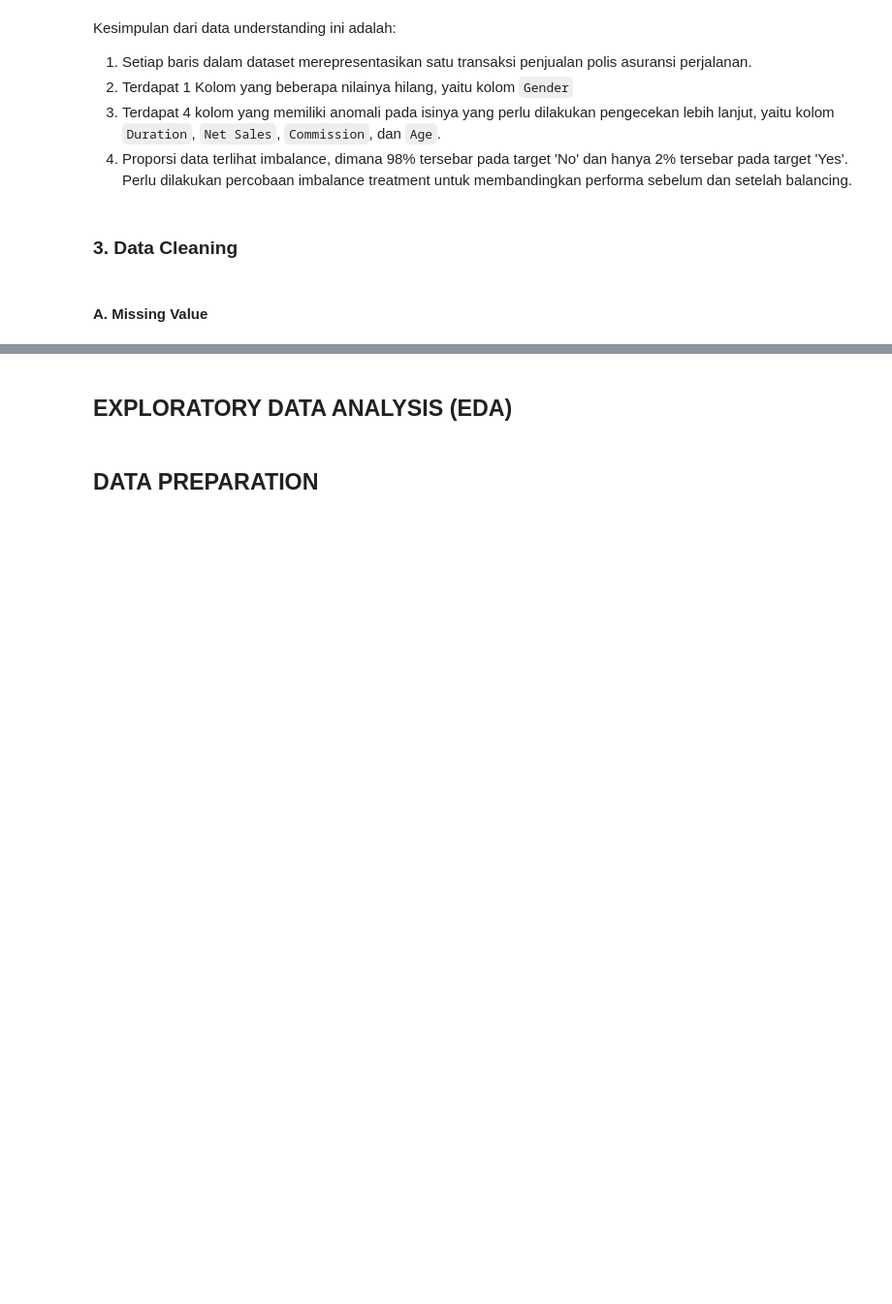
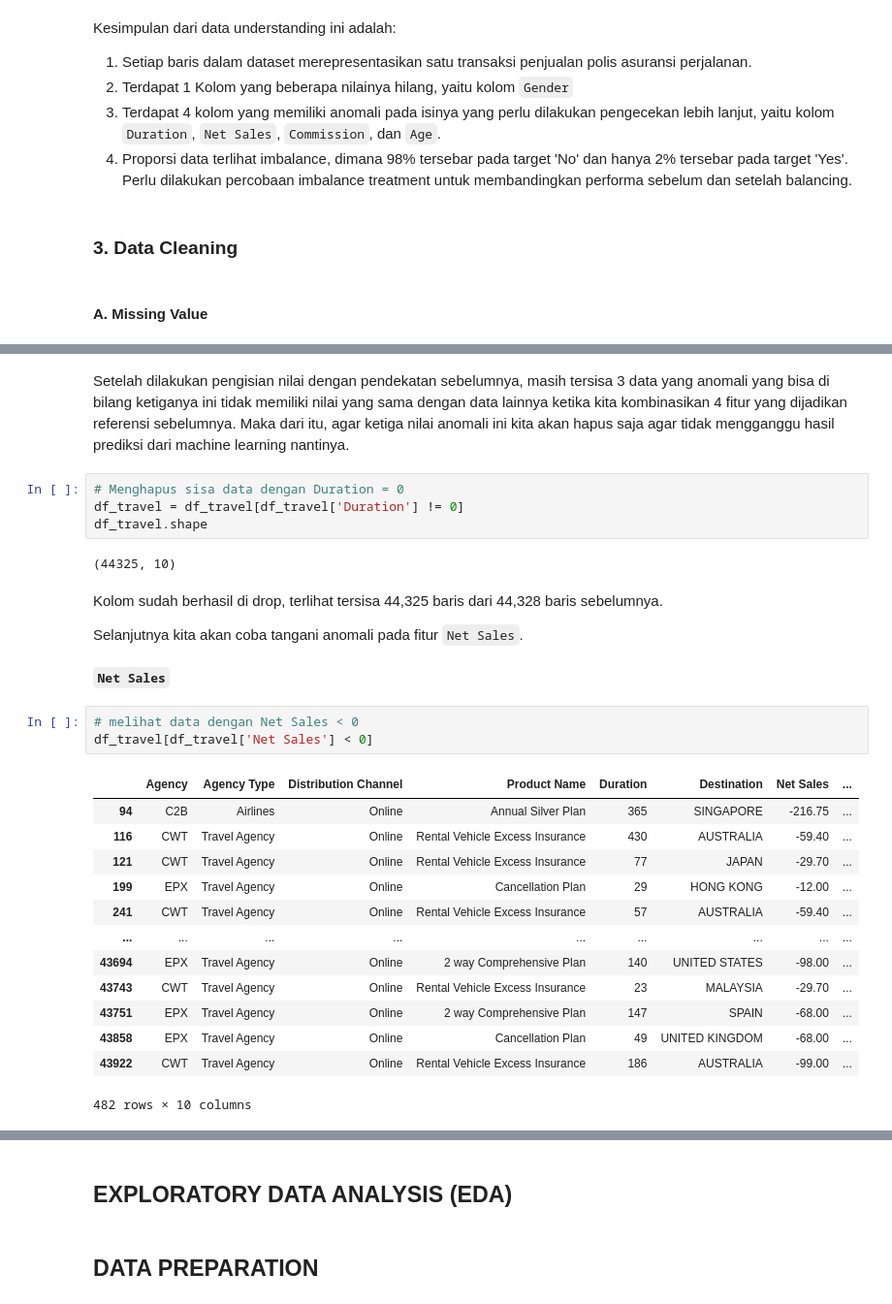
Before and after one commit to prima-as/Capstone-3_Machine-Learning, a Jupyter notebook: Capstone 3 - ML for Travel Insurance.ipynb, the cells around one changed output, grey strips where cells are left out. Shown at 97% size. Saved outputs shown, nothing was run; the diff lists cells and outputs as text; blank space fills up the shorter version.

```diff
--- a/Capstone 3 - ML for Travel Insurance.ipynb
+++ b/Capstone 3 - ML for Travel Insurance.ipynb
@@ -221,0 +358,31 @@ SyntaxError: closing parenthesis ']' does not match opening parenthesis '(' on l
+# %% [markdown]
+Setelah dilakukan pengisian nilai dengan pendekatan sebelumnya, masih tersisa 3 data yang anomali yang bisa di bilang ketiganya ini tidak memiliki nilai yang sama dengan data lainnya ketika kita kombinasikan 4 fitur yang dijadikan referensi sebelumnya. Maka dari itu, agar ketiga nilai anomali ini kita akan hapus saja agar tidak mengganggu hasil prediksi dari machine learning nantinya.
+# %%
+# Menghapus sisa data dengan Duration = 0
+df_travel = df_travel[df_travel['Duration'] != 0]
+df_travel.shape
+# %% [output]
+(44325, 10)
+# %% [markdown]
+Kolom sudah berhasil di drop, terlihat tersisa 44,325 baris dari 44,328 baris sebelumnya.
+
+Selanjutnya kita akan coba tangani anomali pada fitur `Net Sales`.
+# %% [markdown]
+**`Net Sales`**
+# %%
+# melihat data dengan Net Sales < 0
+df_travel[df_travel['Net Sales'] < 0]
+# %% [output]
+|  | Agency | Agency Type | Distribution Channel | Product Name | Duration | Destination | Net Sales | ... |
+| 94 | C2B | Airlines | Online | Annual Silver Plan | 365 | SINGAPORE | -216.75 | ... |
+| 116 | CWT | Travel Agency | Online | Rental Vehicle Excess Insurance | 430 | AUSTRALIA | -59.40 | ... |
+| 121 | CWT | Travel Agency | Online | Rental Vehicle Excess Insurance | 77 | JAPAN | -29.70 | ... |
+| 199 | EPX | Travel Agency | Online | Cancellation Plan | 29 | HONG KONG | -12.00 | ... |
+| 241 | CWT | Travel Agency | Online | Rental Vehicle Excess Insurance | 57 | AUSTRALIA | -59.40 | ... |
+| ... | ... | ... | ... | ... | ... | ... | ... | ... |
+| 43694 | EPX | Travel Agency | Online | 2 way Comprehensive Plan | 140 | UNITED STATES | -98.00 | ... |
+| 43743 | CWT | Travel Agency | Online | Rental Vehicle Excess Insurance | 23 | MALAYSIA | -29.70 | ... |
+| 43751 | EPX | Travel Agency | Online | 2 way Comprehensive Plan | 147 | SPAIN | -68.00 | ... |
+| 43858 | EPX | Travel Agency | Online | Cancellation Plan | 49 | UNITED KINGDOM | -68.00 | ... |
+| 43922 | CWT | Travel Agency | Online | Rental Vehicle Excess Insurance | 186 | AUSTRALIA | -99.00 | ... |
+482 rows × 10 columns
```
Also changed, not shown: parts of 43 cells of this notebook.
